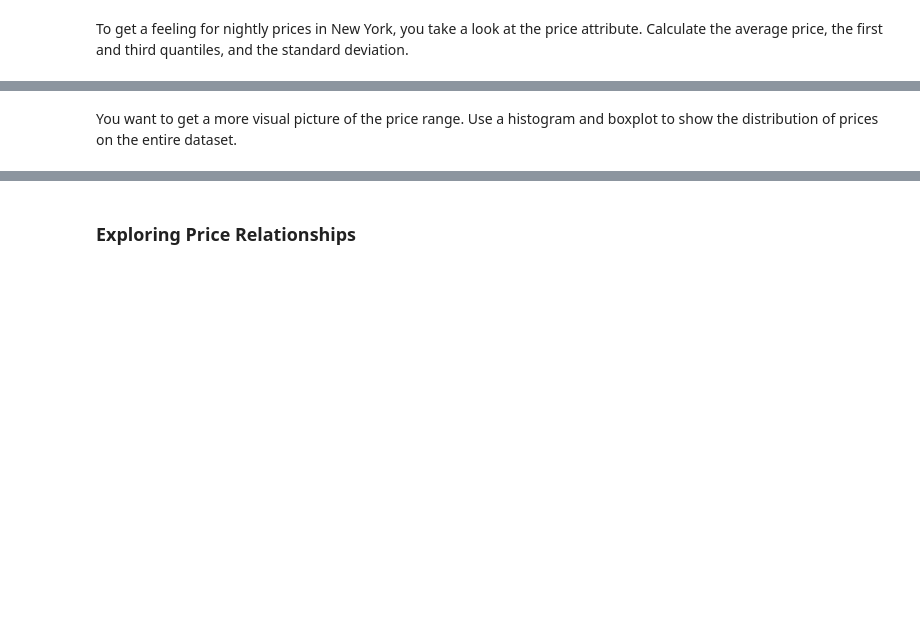
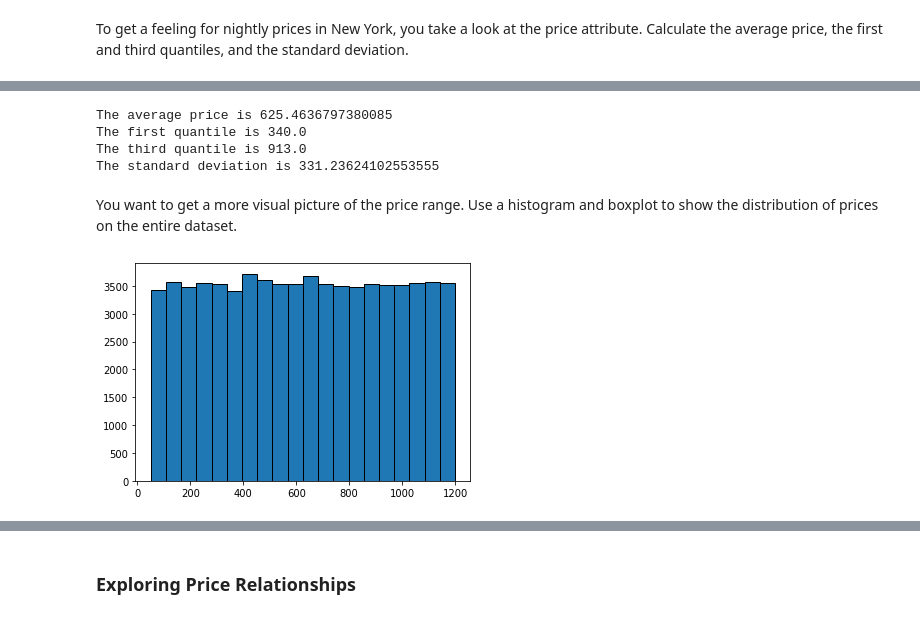
Before and after one commit to mnghiap/ids22, a Jupyter notebook: assignment1/assignment_1.ipynb, the cells around one changed output, grey strips where cells are left out. Cells and saved outputs as stored; diff of their text form; code cells hidden in the pictures; blank space fills up the shorter version.

Commit message:
ass1: basic imports and exploration

```diff
--- a/assignment1/assignment_1.ipynb
+++ b/assignment1/assignment_1.ipynb
@@ -56,3 +82,9 @@ Since duplicated entries are misleading, we want to remove duplicate flats (iden
 From now on, you work with the dataset **AirBnB_cleaned.csv**.
 # %% [markdown]
 To get a feeling for nightly prices in New York, you take a look at the price attribute. Calculate the average price, the first and third quantiles, and the standard deviation.
+# %%
+# Import cleaned data
+df_cleaned = pd.read_csv("AirBnB_cleaned.csv")
+# Get some statistics of price
+price_summary = df_cleaned["price"].describe()
+price_summary
@@ -59,6 +101,21 @@ To get a feeling for nightly prices in New York, you take a look at the price at
 # %%
 # Your answer goes here
+# Answers to the question
+print(f"The average price is {price_summary['mean']}")
+print(f"The first quantile is {price_summary['25%']}")
+print(f"The third quantile is {price_summary['75%']}")
+print(f"The standard deviation is {price_summary['std']}")
+# %% [output]
+The average price is 625.4636797380085
+The first quantile is 340.0
+The third quantile is 913.0
+The standard deviation is 331.23624102553555
 # %% [markdown]
 You want to get a more visual picture of the price range. Use a histogram and boxplot to show the distribution of prices on the entire dataset.
 # %%
 # Your answer goes here
+# Draw the histogram
+plt.hist(df_cleaned['price'], bins=20, edgecolor='black')
+plt.show()
+# %% [output]
+[figure, added]
```
Also changed, not shown: parts of 7 cells of this notebook.
